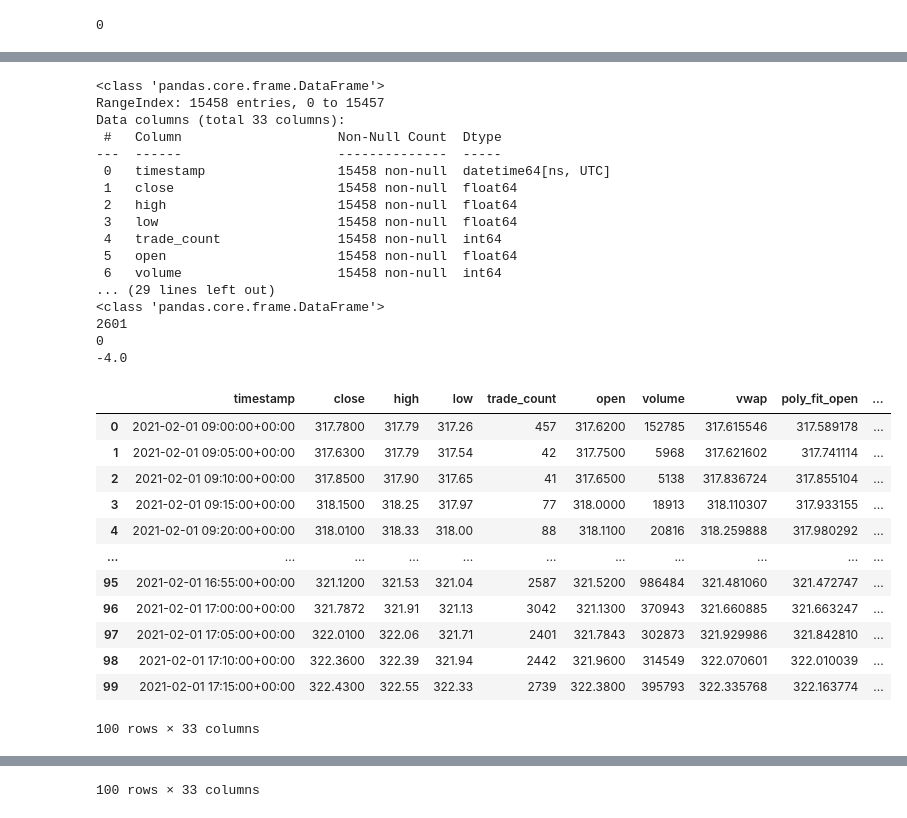
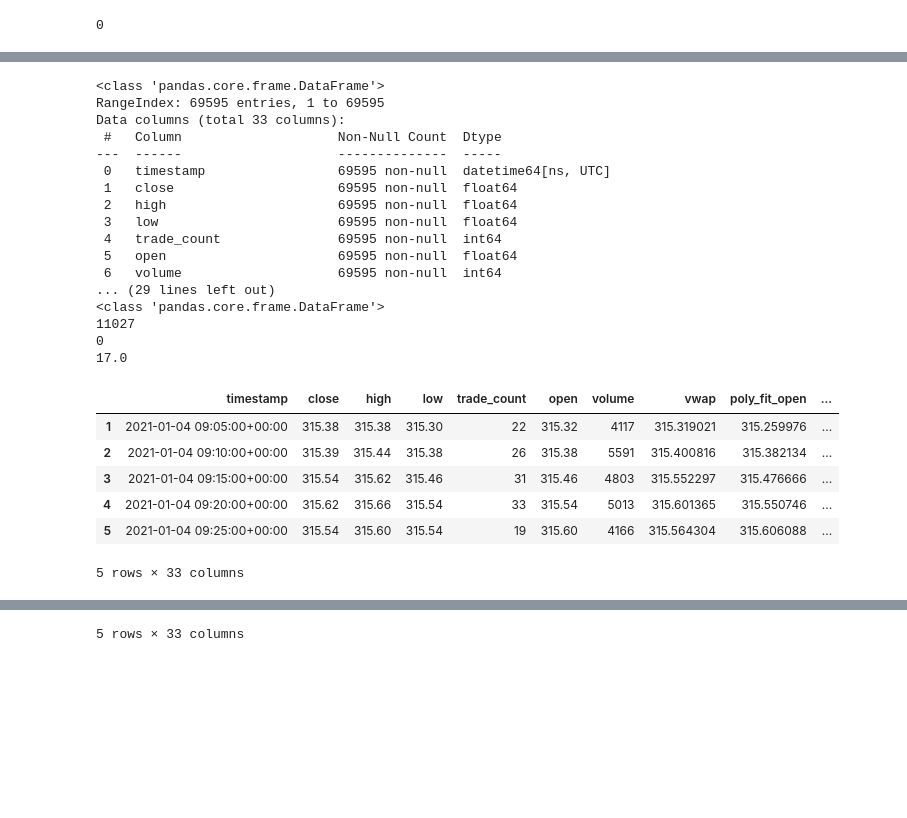
Before and after one commit to dahmadi/TheTrendIsYourFriend, a Jupyter notebook: TrendIsYourFriend_1.1.ipynb, the cells around one changed output, grey strips where cells are left out. Cells and saved outputs as stored; diff of their text form; code cells hidden in the pictures; blank space fills up the shorter version.

```diff
--- a/TrendIsYourFriend_1.1.ipynb
+++ b/TrendIsYourFriend_1.1.ipynb
@@ -46,11 +46,11 @@ stock_symbol = "QQQ"
 
 # Identify what start date to begin data analysis
 
-start_date = pd.Timestamp("2021-02-01", tz="America/New_York").isoformat()
+start_date = pd.Timestamp("2021-01-01", tz="America/New_York").isoformat()
 
 # Identify what end date to finalize data analysis
 
-end_date = pd.Timestamp("2021-06-01", tz="America/New_York").isoformat()
+end_date = pd.Timestamp("2022-06-30", tz="America/New_York").isoformat()
 # %%
 print(start_date)
 print(end_date)
@@ -114,7 +114,7 @@ memory usage: 966.1 KB
 
 # Polynomial Degree
 
-polynomial_degree = 25
+polynomial_degree = 50
 
 def polynomial_min_max_fit(stock_data, polynomial_degree):
 
@@ -190,6 +190,7 @@ def polynomial_min_max_fit(stock_data, polynomial_degree):
 
     return updated_stock_data
 
+
 # For data checking/confirmation
 updated_stock_data = polynomial_min_max_fit(stock_data,polynomial_degree)
 updated_stock_data.head()
@@ -485,46 +482,40 @@ master_df['long_short_target_lagged'] = master_df['long_short_target'].shift(1)
 # %%
 # Convert the NaN values within both tagret columns into 0's to feed into ML Models
 master_df['long_short_target'] = master_df['long_short_target'].fillna(0)
 master_df['long_short_target_lagged'] = master_df['long_short_target_lagged'].fillna(0)
-master_df.dropna()
+master_df = master_df.drop(0)
 
 master_df.info()
 print(len(master_df))
 print(type(master_df))
 print(sum(master_df["dbl_top_target"]))
 print(sum(master_df["dbl_bot_target"]))
 print(sum(master_df["long_short_target"]))
-display(master_df.head(50))
-display(master_df.tail(50))
+display(master_df.head())
+display(master_df.tail())
 # %% [output]
 <class 'pandas.core.frame.DataFrame'>
-RangeIndex: 15458 entries, 0 to 15457
+RangeIndex: 69595 entries, 1 to 69595
 Data columns (total 33 columns):
  #   Column                    Non-Null Count  Dtype
 ---  ------                    --------------  -----
- 0   timestamp                 15458 non-null  datetime64[ns, UTC]
- 1   close                     15458 non-null  float64
- 2   high                      15458 non-null  float64
- 3   low                       15458 non-null  float64
- 4   trade_count               15458 non-null  int64
- 5   open                      15458 non-null  float64
- 6   volume                    15458 non-null  int64
+ 0   timestamp                 69595 non-null  datetime64[ns, UTC]
+ 1   close                     69595 non-null  float64
+ 2   high                      69595 non-null  float64
+ 3   low                       69595 non-null  float64
+ 4   trade_count               69595 non-null  int64
+ 5   open                      69595 non-null  float64
+ 6   volume                    69595 non-null  int64
 ... (29 lines left out)
 <class 'pandas.core.frame.DataFrame'>
-2601
+11027
 0
--4.0
+17.0
 |  | timestamp | close | high | low | trade_count | open | volume | vwap | poly_fit_open | ... |
-| 0 | 2021-02-01 09:00:00+00:00 | 317.7800 | 317.79 | 317.26 | 457 | 317.6200 | 152785 | 317.615546 | 317.589178 | ... |
-| 1 | 2021-02-01 09:05:00+00:00 | 317.6300 | 317.79 | 317.54 | 42 | 317.7500 | 5968 | 317.621602 | 317.741114 | ... |
-| 2 | 2021-02-01 09:10:00+00:00 | 317.8500 | 317.90 | 317.65 | 41 | 317.6500 | 5138 | 317.836724 | 317.855104 | ... |
-| 3 | 2021-02-01 09:15:00+00:00 | 318.1500 | 318.25 | 317.97 | 77 | 318.0000 | 18913 | 318.110307 | 317.933155 | ... |
-| 4 | 2021-02-01 09:20:00+00:00 | 318.0100 | 318.33 | 318.00 | 88 | 318.1100 | 20816 | 318.259888 | 317.980292 | ... |
-| ... | ... | ... | ... | ... | ... | ... | ... | ... | ... | ... |
-| 95 | 2021-02-01 16:55:00+00:00 | 321.1200 | 321.53 | 321.04 | 2587 | 321.5200 | 986484 | 321.481060 | 321.472747 | ... |
-| 96 | 2021-02-01 17:00:00+00:00 | 321.7872 | 321.91 | 321.13 | 3042 | 321.1300 | 370943 | 321.660885 | 321.663247 | ... |
-| 97 | 2021-02-01 17:05:00+00:00 | 322.0100 | 322.06 | 321.71 | 2401 | 321.7843 | 302873 | 321.929986 | 321.842810 | ... |
-| 98 | 2021-02-01 17:10:00+00:00 | 322.3600 | 322.39 | 321.94 | 2442 | 321.9600 | 314549 | 322.070601 | 322.010039 | ... |
-| 99 | 2021-02-01 17:15:00+00:00 | 322.4300 | 322.55 | 322.33 | 2739 | 322.3800 | 395793 | 322.335768 | 322.163774 | ... |
+| 1 | 2021-01-04 09:05:00+00:00 | 315.38 | 315.38 | 315.30 | 22 | 315.32 | 4117 | 315.319021 | 315.259976 | ... |
+| 2 | 2021-01-04 09:10:00+00:00 | 315.39 | 315.44 | 315.38 | 26 | 315.38 | 5591 | 315.400816 | 315.382134 | ... |
+| 3 | 2021-01-04 09:15:00+00:00 | 315.54 | 315.62 | 315.46 | 31 | 315.46 | 4803 | 315.552297 | 315.476666 | ... |
+| 4 | 2021-01-04 09:20:00+00:00 | 315.62 | 315.66 | 315.54 | 33 | 315.54 | 5013 | 315.601365 | 315.550746 | ... |
+| 5 | 2021-01-04 09:25:00+00:00 | 315.54 | 315.60 | 315.54 | 19 | 315.60 | 4166 | 315.564304 | 315.606088 | ... |
-100 rows × 33 columns
+5 rows × 33 columns
 |  | timestamp | close | high | low | trade_count | open | volume | vwap | poly_fit_open | ... |
@@ -542 +527 @@ Data columns (total 33 columns):
-100 rows × 33 columns
+5 rows × 33 columns
```
Also changed, not shown: parts of 9 cells of this notebook, 1 other file.
